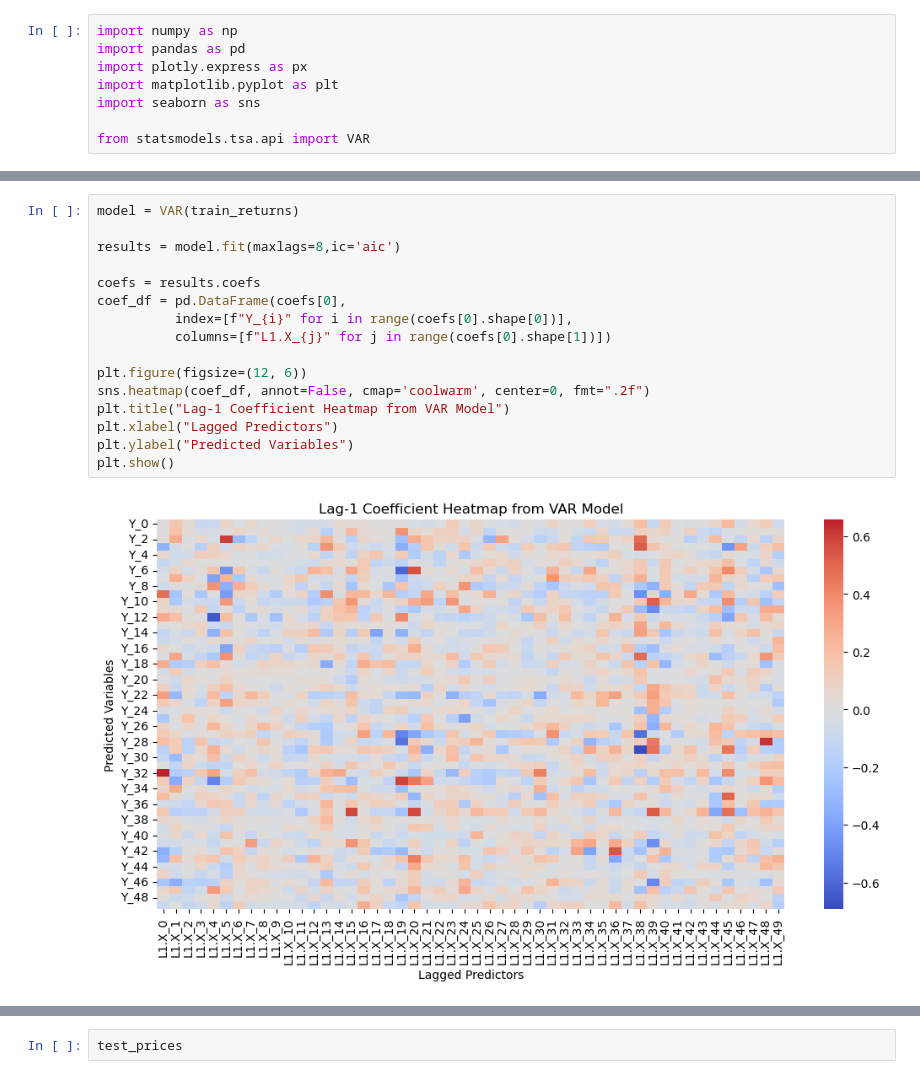
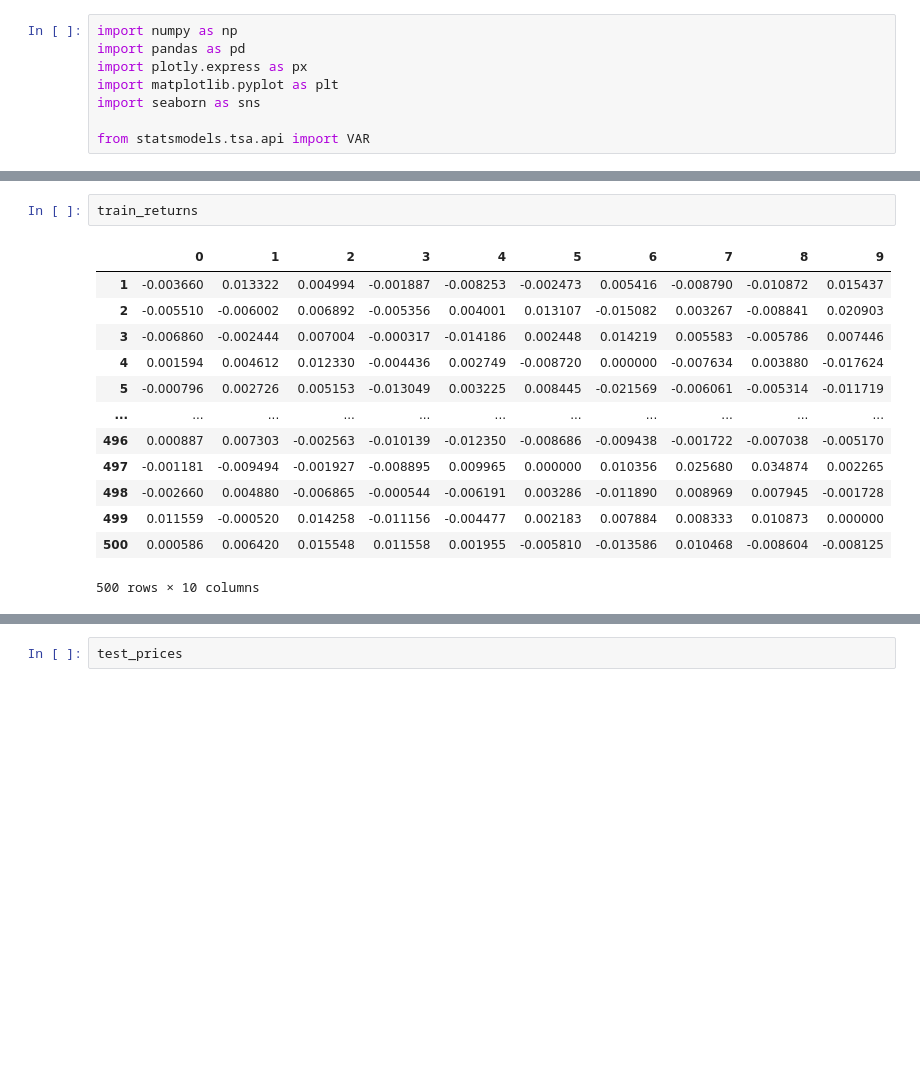
Before and after one commit to AlanPythonProgramming/SIG-Algothon-2025, a Jupyter notebook: SY/VAR.ipynb, the cells around one changed output, grey strips where cells are left out. Drawn from its saved outputs; the diff is of its cells as text; blank space fills up the shorter version.

```diff
--- a/SY/VAR.ipynb
+++ b/SY/VAR.ipynb
@@ -32,21 +32,19 @@ invalid escape sequence '\s'
 
 invalid escape sequence '\s'
 # %%
-model = VAR(train_returns)
-
-results = model.fit(maxlags=8,ic='aic')
-
-coefs = results.coefs
-coef_df = pd.DataFrame(coefs[0],
-          index=[f"Y_{i}" for i in range(coefs[0].shape[0])],
-          columns=[f"L1.X_{j}" for j in range(coefs[0].shape[1])])
-
-plt.figure(figsize=(12, 6))
-sns.heatmap(coef_df, annot=False, cmap='coolwarm', center=0, fmt=".2f")
-plt.title("Lag-1 Coefficient Heatmap from VAR Model")
-plt.xlabel("Lagged Predictors")
-plt.ylabel("Predicted Variables")
-plt.show()
+train_returns
 # %% [output]
-[figure, removed]
+|  | 0 | 1 | 2 | 3 | 4 | 5 | 6 | 7 | 8 | 9 |
+| 1 | -0.003660 | 0.013322 | 0.004994 | -0.001887 | -0.008253 | -0.002473 | 0.005416 | -0.008790 | -0.010872 | 0.015437 |
+| 2 | -0.005510 | -0.006002 | 0.006892 | -0.005356 | 0.004001 | 0.013107 | -0.015082 | 0.003267 | -0.008841 | 0.020903 |
+| 3 | -0.006860 | -0.002444 | 0.007004 | -0.000317 | -0.014186 | 0.002448 | 0.014219 | 0.005583 | -0.005786 | 0.007446 |
+| 4 | 0.001594 | 0.004612 | 0.012330 | -0.004436 | 0.002749 | -0.008720 | 0.000000 | -0.007634 | 0.003880 | -0.017624 |
+| 5 | -0.000796 | 0.002726 | 0.005153 | -0.013049 | 0.003225 | 0.008445 | -0.021569 | -0.006061 | -0.005314 | -0.011719 |
+| ... | ... | ... | ... | ... | ... | ... | ... | ... | ... | ... |
+| 496 | 0.000887 | 0.007303 | -0.002563 | -0.010139 | -0.012350 | -0.008686 | -0.009438 | -0.001722 | -0.007038 | -0.005170 |
+| 497 | -0.001181 | -0.009494 | -0.001927 | -0.008895 | 0.009965 | 0.000000 | 0.010356 | 0.025680 | 0.034874 | 0.002265 |
+| 498 | -0.002660 | 0.004880 | -0.006865 | -0.000544 | -0.006191 | 0.003286 | -0.011890 | 0.008969 | 0.007945 | -0.001728 |
+| 499 | 0.011559 | -0.000520 | 0.014258 | -0.011156 | -0.004477 | 0.002183 | 0.007884 | 0.008333 | 0.010873 | 0.000000 |
+| 500 | 0.000586 | 0.006420 | 0.015548 | 0.011558 | 0.001955 | -0.005810 | -0.013586 | 0.010468 | -0.008604 | -0.008125 |
+500 rows × 10 columns
 # %%
```
Also changed, not shown: parts of 8 cells of this notebook.
